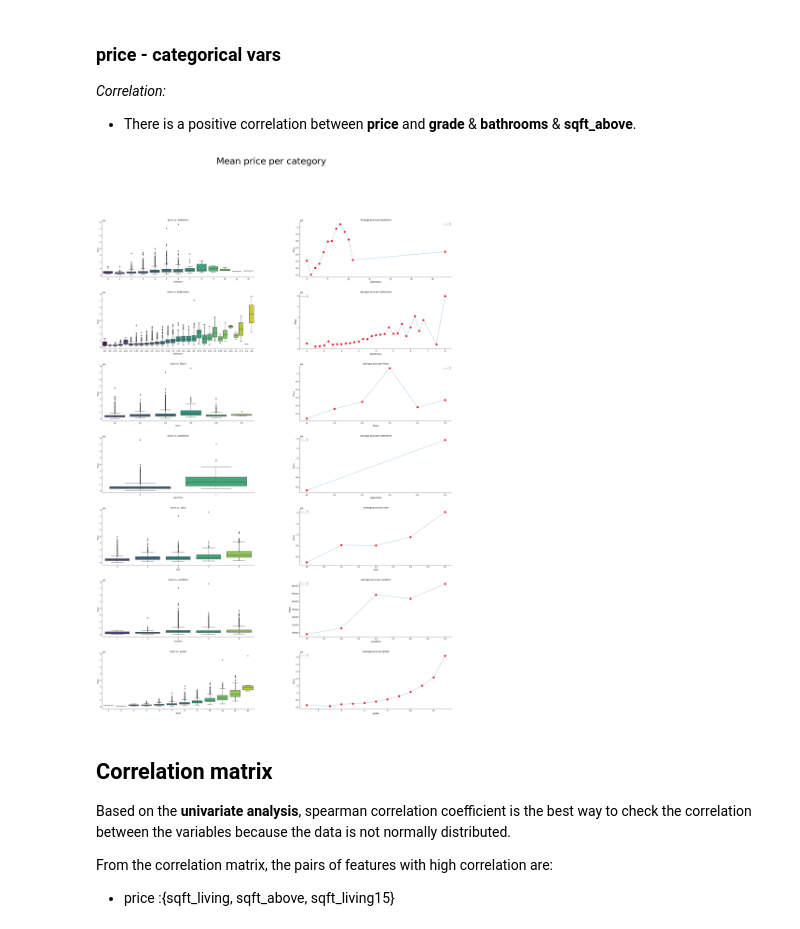
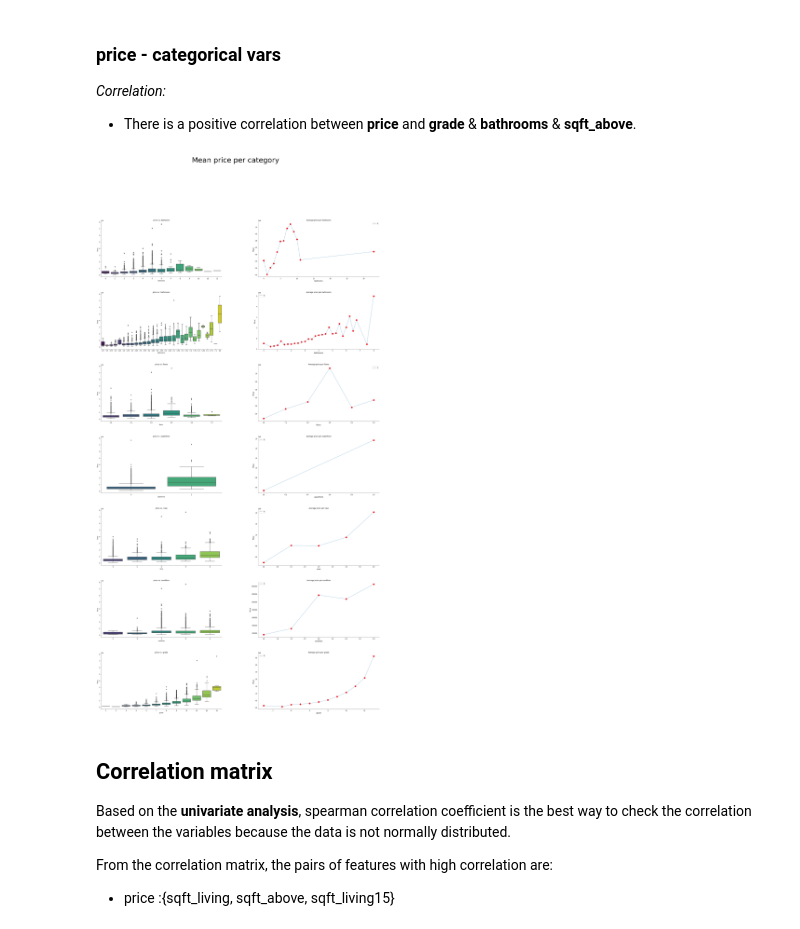
Before and after one commit to Nicola-Ibrahim/House-price-prediction, a Jupyter notebook: House pricing prediction - Model.ipynb, the cells around one changed output. Cells and saved outputs as stored; diff of their text form; code cells hidden in the pictures.

```diff
--- a/House pricing prediction - Model.ipynb
+++ b/House pricing prediction - Model.ipynb
@@ -363,35 +367,35 @@ def plot_mean_box_plot(data:pd.DataFrame, cols:list, title:str):
 
     Parameters
     ----------
     data : DataFrame
     cols : list of features
     """
 
-    figure, axs = plt.subplots(nrows=len(cols), ncols=2, figsize=(35,50))
+    figure, axs = plt.subplots(nrows=len(cols), ncols=2, figsize=(35,len(cols)*9))
     figure.subplots_adjust(wspace=0.3, hspace=0.3)
 
     for i, col in enumerate(cols):
         grouped_data = data.groupby(col).mean()['price'].to_frame()
         grouped_data[col] = grouped_data.index
         grouped_data.rename(columns={0:'price'}, inplace=True)
         grouped_data.reset_index(drop=True, inplace=True)
 
         sns.boxplot(x=col, y='price', data=data, palette='viridis', ax=axs[i][0])
         axs[i][0].set_title(f'price vs. {col}')
         axs[i][0].set_ylabel('Price')
 
         sns.lineplot(x=col, y='price', data=grouped_data, size=9, ax=axs[i][1])
         sns.scatterplot(x=col, y='price', data=grouped_data, s=150, color='red', ax=axs[i][1])
         axs[i][1].set_title(f"Average price per {col}")
         axs[i][1].set_xlabel(col, fontsize=12)
         axs[i][1].set_ylabel('Price', fontsize=12)
         sns.despine()
 
     figure.suptitle(title, fontsize=50)
 
 plot_mean_box_plot(data=df_train, cols=categorical_feat, title='Mean price per category')
 # %% [output]
-[figure, old version]
+[figure, new version]
 # %% [markdown]
 ## Correlation matrix
 Based on the **univariate analysis**, spearman correlation coefficient is the best way to check the correlation between the variables because the data is not normally distributed.
```
Also changed, not shown: parts of 24 cells of this notebook.
